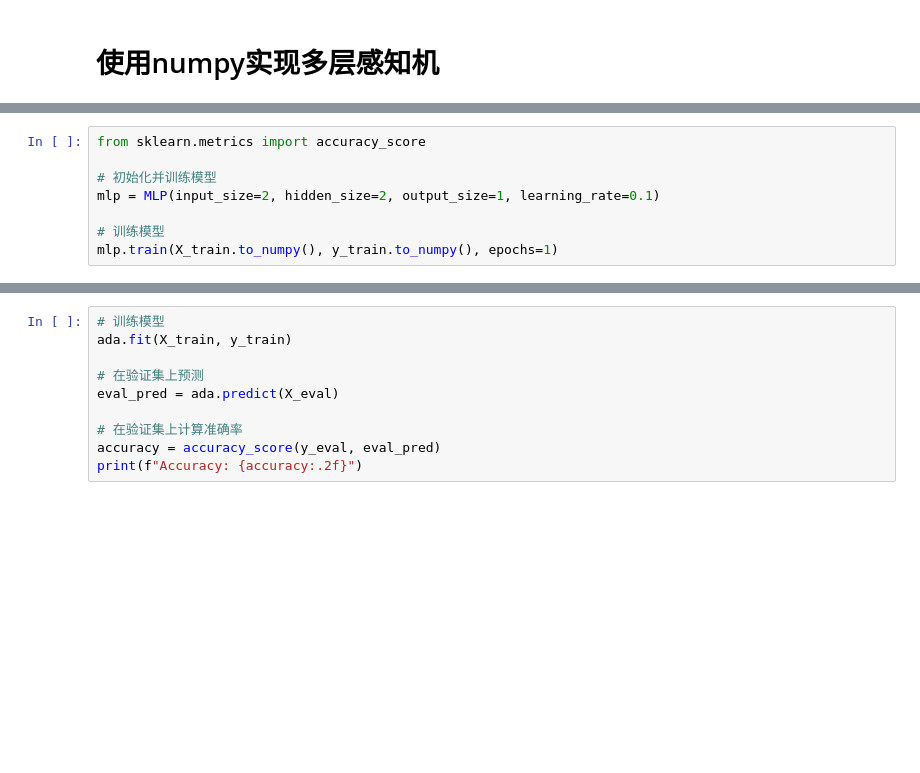
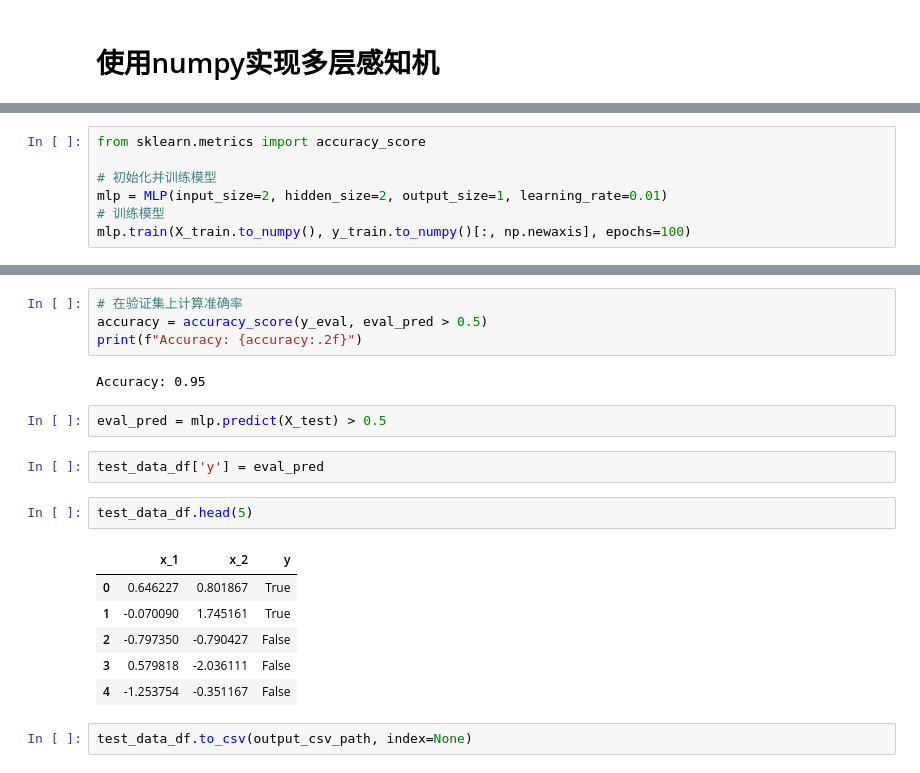
Before and after one commit to orangeheyue/OrangeHomeWork, a Jupyter notebook: SLTA_Projects/Multi_layer_Perceptron/mlp.ipynb, the cells around one changed output, grey strips where cells are left out. Cells and saved outputs as stored; diff of their text form; blank space fills up the shorter version.

```diff
--- a/SLTA_Projects/Multi_layer_Perceptron/mlp.ipynb
+++ b/SLTA_Projects/Multi_layer_Perceptron/mlp.ipynb
@@ -152,8 +148,7 @@ array([1, 1, 0, ..., 1, 1, 0])
 from sklearn.metrics import accuracy_score
 
 # 初始化并训练模型
-mlp = MLP(input_size=2, hidden_size=2, output_size=1, learning_rate=0.1)
-
+mlp = MLP(input_size=2, hidden_size=2, output_size=1, learning_rate=0.01)
 # 训练模型
-mlp.train(X_train.to_numpy(), y_train.to_numpy(), epochs=1)
+mlp.train(X_train.to_numpy(), y_train.to_numpy()[:, np.newaxis], epochs=100)
 # %% [output]
@@ -179,10 +194,21 @@ eval_pred = mlp.predict(X_eval)
 # %%
-# 训练模型
-ada.fit(X_train, y_train)
-
-# 在验证集上预测
-eval_pred = ada.predict(X_eval)
-
 # 在验证集上计算准确率
-accuracy = accuracy_score(y_eval, eval_pred)
+accuracy = accuracy_score(y_eval, eval_pred > 0.5)
 print(f"Accuracy: {accuracy:.2f}")
+# %% [output]
+Accuracy: 0.95
+# %%
+eval_pred = mlp.predict(X_test) > 0.5
+# %%
+test_data_df['y'] = eval_pred
+# %%
+test_data_df.head(5)
+# %% [output]
+|  | x_1 | x_2 | y |
+| 0 | 0.646227 | 0.801867 | True |
+| 1 | -0.070090 | 1.745161 | True |
+| 2 | -0.797350 | -0.790427 | False |
+| 3 | 0.579818 | -2.036111 | False |
+| 4 | -1.253754 | -0.351167 | False |
+# %%
+test_data_df.to_csv(output_csv_path, index=None)
```
Also changed, not shown: parts of 4 cells of this notebook.
